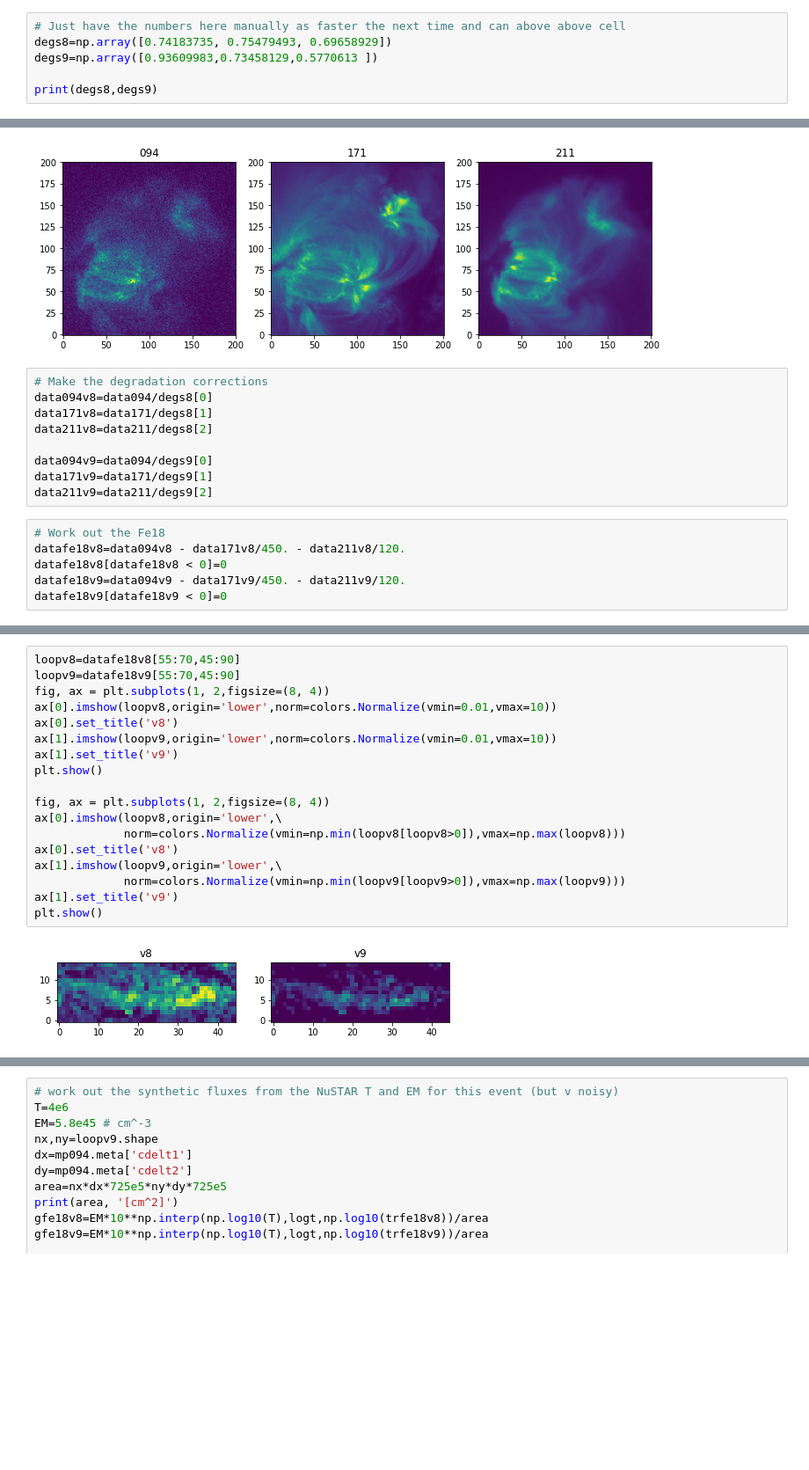
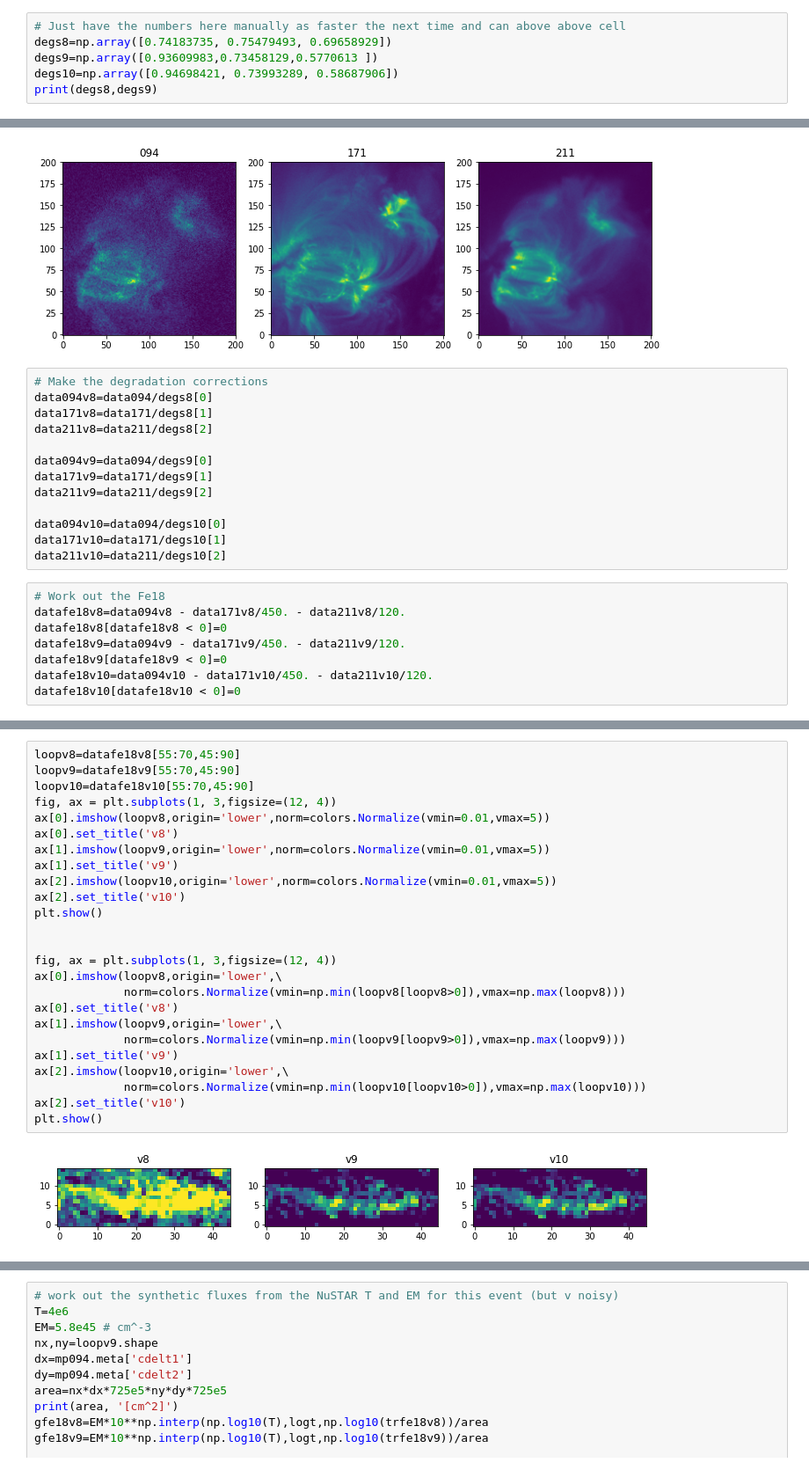
Before and after one commit to ianan/aia_test, a Jupyter notebook: testfe18_v8v9_deg_sep2018.ipynb, the cells around one changed output, grey strips where cells are left out. Shown at 88% size. Saved outputs shown, nothing was run; the diff lists cells and outputs as text; blank space fills up the shorter version.

```diff
--- a/testfe18_v8v9_deg_sep2018.ipynb
+++ b/testfe18_v8v9_deg_sep2018.ipynb
@@ -46,7 +49,7 @@ print(time.isot)
 # Just have the numbers here manually as faster the next time and can above above cell
 degs8=np.array([0.74183735, 0.75479493, 0.69658929])
 degs9=np.array([0.93609983,0.73458129,0.5770613 ])
-
+degs10=np.array([0.94698421, 0.73993289, 0.58687906])
 print(degs8,degs9)
 # %% [output]
 [0.74183735 0.75479493 0.69658929] [0.93609983 0.73458129 0.5770613 ]
@@ -121,10 +124,16 @@ data211v8=data211/degs8[2]
 data094v9=data094/degs9[0]
 data171v9=data171/degs9[1]
 data211v9=data211/degs9[2]
+
+data094v10=data094/degs10[0]
+data171v10=data171/degs10[1]
+data211v10=data211/degs10[2]
 # %%
 # Work out the Fe18
 datafe18v8=data094v8 - data171v8/450. - data211v8/120.
 datafe18v8[datafe18v8 < 0]=0
 datafe18v9=data094v9 - data171v9/450. - data211v9/120.
 datafe18v9[datafe18v9 < 0]=0
+datafe18v10=data094v10 - data171v10/450. - data211v10/120.
+datafe18v10[datafe18v10 < 0]=0
 # %%
@@ -139,20 +150,27 @@ plt.show()
 # %%
 loopv8=datafe18v8[55:70,45:90]
 loopv9=datafe18v9[55:70,45:90]
-fig, ax = plt.subplots(1, 2,figsize=(8, 4))
-ax[0].imshow(loopv8,origin='lower',norm=colors.Normalize(vmin=0.01,vmax=10))
+loopv10=datafe18v10[55:70,45:90]
+fig, ax = plt.subplots(1, 3,figsize=(12, 4))
+ax[0].imshow(loopv8,origin='lower',norm=colors.Normalize(vmin=0.01,vmax=5))
 ax[0].set_title('v8')
-ax[1].imshow(loopv9,origin='lower',norm=colors.Normalize(vmin=0.01,vmax=10))
+ax[1].imshow(loopv9,origin='lower',norm=colors.Normalize(vmin=0.01,vmax=5))
 ax[1].set_title('v9')
+ax[2].imshow(loopv10,origin='lower',norm=colors.Normalize(vmin=0.01,vmax=5))
+ax[2].set_title('v10')
 plt.show()
 
-fig, ax = plt.subplots(1, 2,figsize=(8, 4))
+
+fig, ax = plt.subplots(1, 3,figsize=(12, 4))
 ax[0].imshow(loopv8,origin='lower',\
              norm=colors.Normalize(vmin=np.min(loopv8[loopv8>0]),vmax=np.max(loopv8)))
 ax[0].set_title('v8')
 ax[1].imshow(loopv9,origin='lower',\
              norm=colors.Normalize(vmin=np.min(loopv9[loopv9>0]),vmax=np.max(loopv9)))
 ax[1].set_title('v9')
+ax[2].imshow(loopv10,origin='lower',\
+             norm=colors.Normalize(vmin=np.min(loopv10[loopv10>0]),vmax=np.max(loopv10)))
+ax[2].set_title('v10')
 plt.show()
 # %% [output]
-[figure, old version]
+[figure, new version]
```
Also changed, not shown: parts of 8 cells of this notebook, 14 other files.
